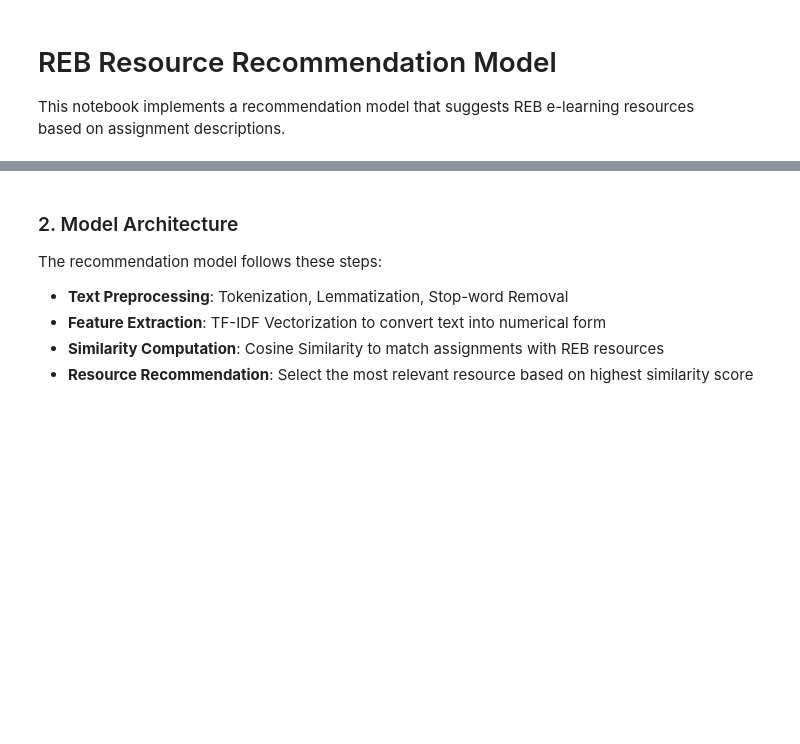
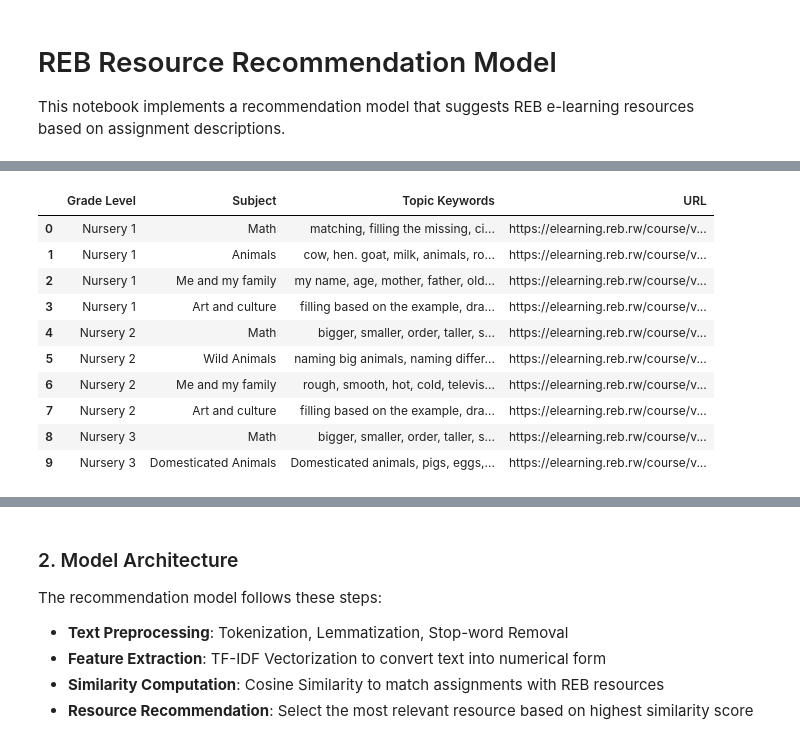
Before and after one commit to ZigaLarissa/EduAssist, a Jupyter notebook: model.ipynb, the cells around one changed output, grey strips where cells are left out. Saved outputs shown, nothing was run; the diff lists cells and outputs as text; code cells hidden in the pictures; blank space fills up the shorter version.

```diff
--- a/model.ipynb
+++ b/model.ipynb
@@ -41,2 +24,88 @@ reb_resources.head()
+# %%
+# Sample dataset of REB resources
+reb_resources = pd.DataFrame({
+    'Grade Level': [
+        'Nursery 1',
+        'Nursery 1',
+        'Nursery 1',
+        'Nursery 1',
+        'Nursery 2',
+        'Nursery 2',
+        'Nursery 2',
+        'Nursery 2',
+        'Nursery 3',
+        'Nursery 3',
+        'Nursery 3',
+        'Nursery 3',
+        'Primary 1',
+        'Primary 2',
+        'Primary 3'
+    ],
+    'Subject': [
+        'Math',
+        'Animals',
+        'Me and my family',
+        'Art and culture',
+        'Math',
+        'Wild Animals',
+        'Me and my family',
+        'Art and culture',
+        'Math',
+        'Domesticated Animals',
+        'Me and my family',
+        'Art and culture',
+        'Math',
+        'Science',
+        'English'
+    ],
+    'Topic Keywords': [
+        'matching, filling the missing, circling, canceling out',
+        'cow, hen. goat, milk, animals, roles, animals',
+        'my name, age, mother, father, old, parts of my body, house, home, bride, bridegroom, birthday, naming',
+        'filling based on the example, drawing based on the example, based on the example, joining the point, repeat, draw',
+        'bigger, smaller, order, taller, shorter, matching colors, lighter, heavier, under, front, behind, at the top, square, triangle,circles, counting from 1 to 10, 1, 2, 3, 4, 5, 6, 7, 8, 9, 10',
+        'naming big animals, naming different type of birds, name different type of flies, wild animas',
+        'rough, smooth, hot, cold, television, radio, smell, taste, sense, father mother grandmother grandfather, big sister ,big brother, small siste, small brother, naming clothes, matching what matches',
+        'filling based on the example, drawing based on the example, based on the example, joining the point, repeat, draw',
+        'bigger, smaller, order, taller, shorter, matching colors, lighter, heavier, under, front, behind, at the top, square, triangle,circles, counting from 1 to 10, 1, 2, 3, 4, 5, 6, 7, 8, 9, 10, counting 20',
+        'Domesticated animals, pigs, eggs, milk, mouse, sheeps',
+        'rough, smooth, hot, cold, television, radio, smell, taste, sense, father mother grandmother grandfather, big sister ,big brother, small siste, small brother, naming clothes, matching what matches',
+        'filling based on the example, drawing based on the example, based on the example, joining the point, repeat, draw',
+        'Addition, Subtraction, multiplicatin division',
+        'Plants, Animals, water, air',
+        'Grammar, Vocabulary'
+    ],
+    'URL': [
+        'https://elearning.reb.rw/course/view.php?id=219',
+        'https://elearning.reb.rw/course/view.php?id=718',
+        'https://elearning.reb.rw/course/view.php?id=719',
+        'https://elearning.reb.rw/course/view.php?id=720',
+        'https://elearning.reb.rw/course/view.php?id=735',
+        'https://elearning.reb.rw/course/view.php?id=228',
+        'https://elearning.reb.rw/course/view.php?id=728',
+        'https://elearning.reb.rw/course/view.php?id=736',
+        'https://elearning.reb.rw/course/view.php?id=748',
+        'https://elearning.reb.rw/course/view.php?id=232',
+        'https://elearning.reb.rw/course/view.php?id=728',
+        'https://elearning.reb.rw/course/view.php?id=749',
+        'https://elearning.reb.rw/pluginfile.php/45472/mod_resource/content/2/MATH%20P1.pdf',
+        'https://elearning.reb.rw/pluginfile.php/85767/mod_resource/content/1/SET%20P2%20Student%20Book.pdf',
+        'https://elearning.reb.rw/pluginfile.php/45481/mod_resource/content/1/English%20p3.pdf'
+    ]
+})
+
+reb_resources.head(10)
+# %% [output]
+|  | Grade Level | Subject | Topic Keywords | URL |
+| 0 | Nursery 1 | Math | matching, filling the missing, ci... | https://elearning.reb.rw/course/v... |
+| 1 | Nursery 1 | Animals | cow, hen. goat, milk, animals, ro... | https://elearning.reb.rw/course/v... |
+| 2 | Nursery 1 | Me and my family | my name, age, mother, father, old... | https://elearning.reb.rw/course/v... |
+| 3 | Nursery 1 | Art and culture | filling based on the example, dra... | https://elearning.reb.rw/course/v... |
+| 4 | Nursery 2 | Math | bigger, smaller, order, taller, s... | https://elearning.reb.rw/course/v... |
+| 5 | Nursery 2 | Wild Animals | naming big animals, naming differ... | https://elearning.reb.rw/course/v... |
+| 6 | Nursery 2 | Me and my family | rough, smooth, hot, cold, televis... | https://elearning.reb.rw/course/v... |
+| 7 | Nursery 2 | Art and culture | filling based on the example, dra... | https://elearning.reb.rw/course/v... |
+| 8 | Nursery 3 | Math | bigger, smaller, order, taller, s... | https://elearning.reb.rw/course/v... |
+| 9 | Nursery 3 | Domesticated Animals | Domesticated animals, pigs, eggs,... | https://elearning.reb.rw/course/v... |
 # %%
 # Visualizing the distribution of subjects
```
Also changed, not shown: parts of 8 cells of this notebook.
